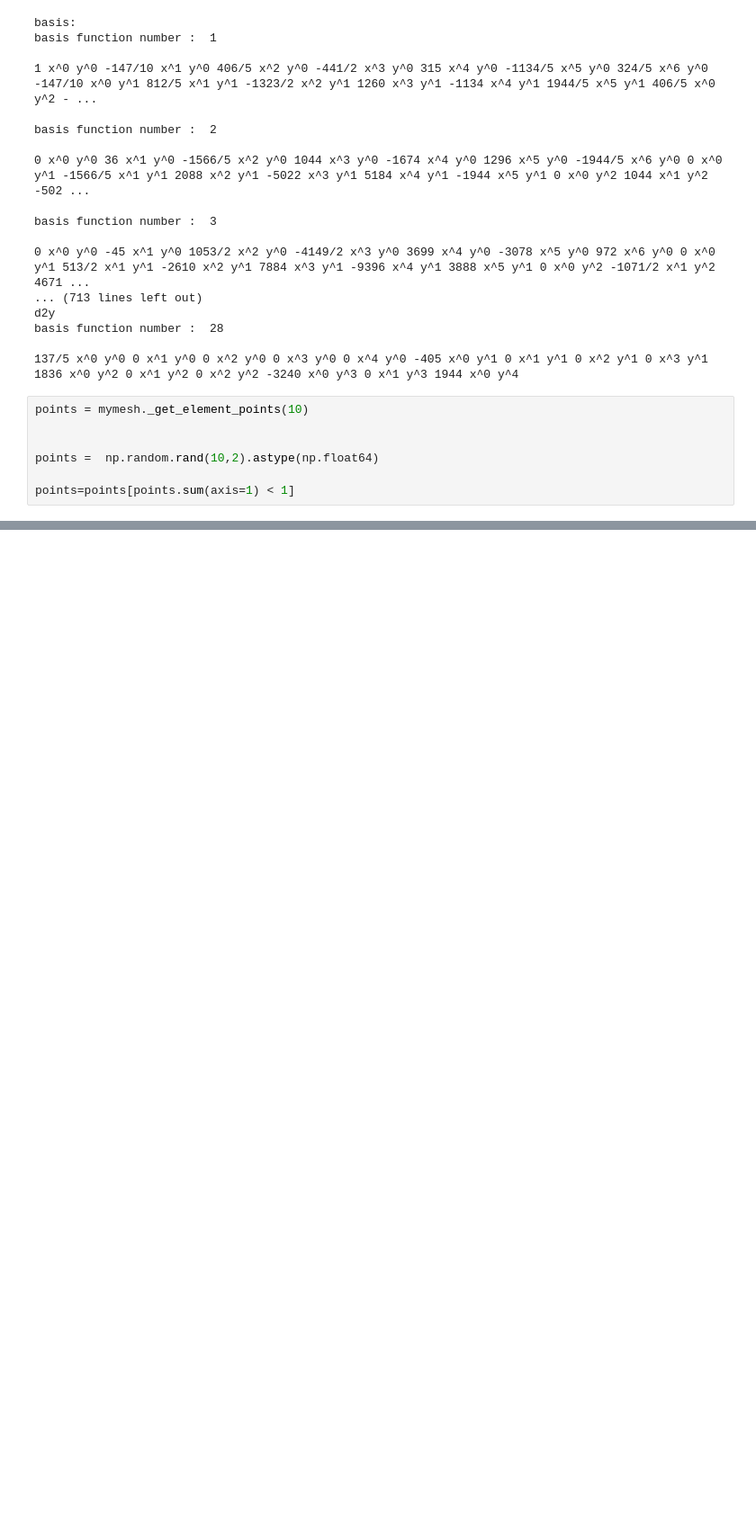
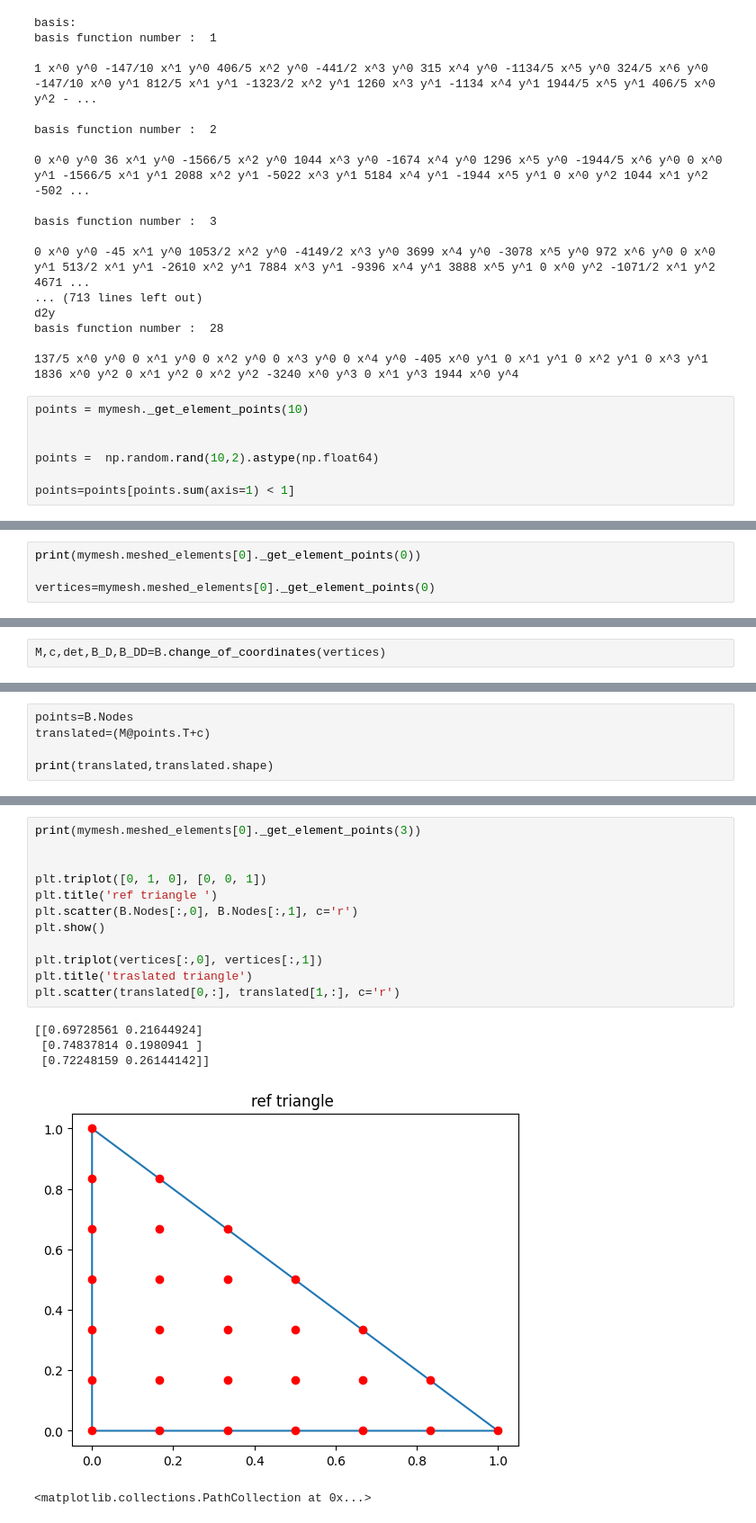
Before and after one commit to biondo999/napde_project, a Jupyter notebook: things_that_work/interpolator_test.ipynb, the cells around one changed output, grey strips where cells are left out. Shown at 90% size. Cells and saved outputs as stored; diff of their text form; blank space fills up the shorter version.

```diff
--- a/things_that_work/interpolator_test.ipynb
+++ b/things_that_work/interpolator_test.ipynb
@@ -142,0 +232,4 @@ print(np.shape(B.Base_d2y))
+# %%
+print(mymesh.meshed_elements[0]._get_element_points(0))
+
+vertices=mymesh.meshed_elements[0]._get_element_points(0)
@@ -142,0 +240,2 @@ print(np.shape(B.Base_d2y))
+# %%
+M,c,det,B_D,B_DD=B.change_of_coordinates(vertices)
@@ -142,0 +250,5 @@ print(np.shape(B.Base_d2y))
+# %%
+points=B.Nodes
+translated=(M@points.T+c)
+
+print(translated,translated.shape)
@@ -142,0 +266,18 @@ print(np.shape(B.Base_d2y))
+# %%
+print(mymesh.meshed_elements[0]._get_element_points(3))
+
+
+plt.triplot([0, 1, 0], [0, 0, 1])
+plt.title('ref triangle ')
+plt.scatter(B.Nodes[:,0], B.Nodes[:,1], c='r')
+plt.show()
+
+plt.triplot(vertices[:,0], vertices[:,1])
+plt.title('traslated triangle')
+plt.scatter(translated[0,:], translated[1,:], c='r')
+# %% [output]
+[[0.69728561 0.21644924]
+ [0.74837814 0.1980941 ]
+ [0.72248159 0.26144142]]
+[figure, added]
+<matplotlib.collections.PathCollection at 0x...>
```
Also changed, not shown: parts of 15 cells of this notebook, 3 other files.
